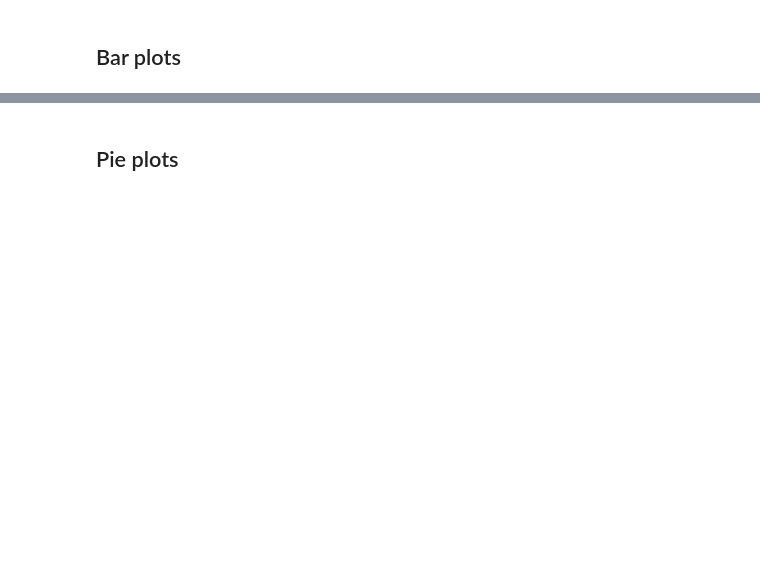
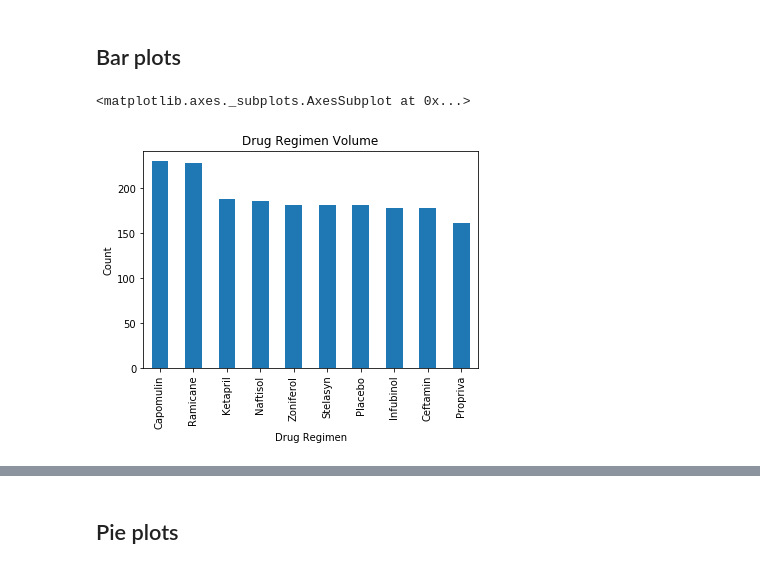
Before and after one commit to bford05/Pymaceuticals, a Jupyter notebook: Pymaceuticals.ipynb, the cells around one changed output, grey strips where cells are left out. Saved outputs shown, nothing was run; the diff lists cells and outputs as text; code cells hidden in the pictures; blank space fills up the shorter version.

```diff
--- a/Pymaceuticals.ipynb
+++ b/Pymaceuticals.ipynb
@@ -41,16 +59,20 @@ regimen_df
 ## Bar plots
 # %%
 # Generate a bar plot showing number of data points for each treatment regimen using pandas
-#regimen_ct = combined_data_df[["Drug Regimen"]].count()
-#regimen_ct
 
+#Determine count of each drug regimen that has been administered
 regimen_treat = combined_data_df[["Drug Regimen"]]
+data_pts_regimen = regimen_treat["Drug Regimen"].value_counts()
 
-data_pts_regimen = regimen_treat["Drug Regimen"].value_counts()
-#data_pts_regimen
-
+#Create bar plot
 pand_bplot = data_pts_regimen.plot.bar(x="Drug Treatment", y="Count",rot=90)
+plt.title("Drug Regimen Volume")
+plt.xlabel("Drug Regimen")
+plt.ylabel("Count")
 pand_bplot
+# %% [output]
+<matplotlib.axes._subplots.AxesSubplot at 0x...>
+[figure, added]
 # %%
 # Generate a bar plot showing number of data points for each treatment regimen using pyplot
 
```
Also changed, not shown: parts of 19 cells of this notebook.
